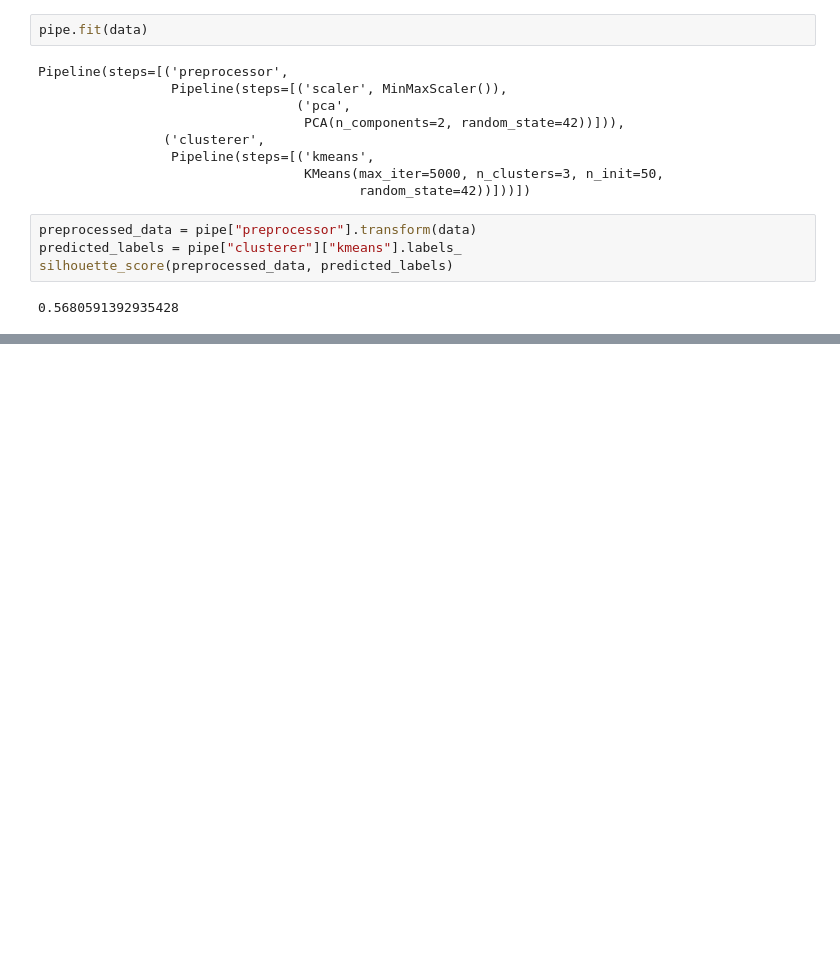
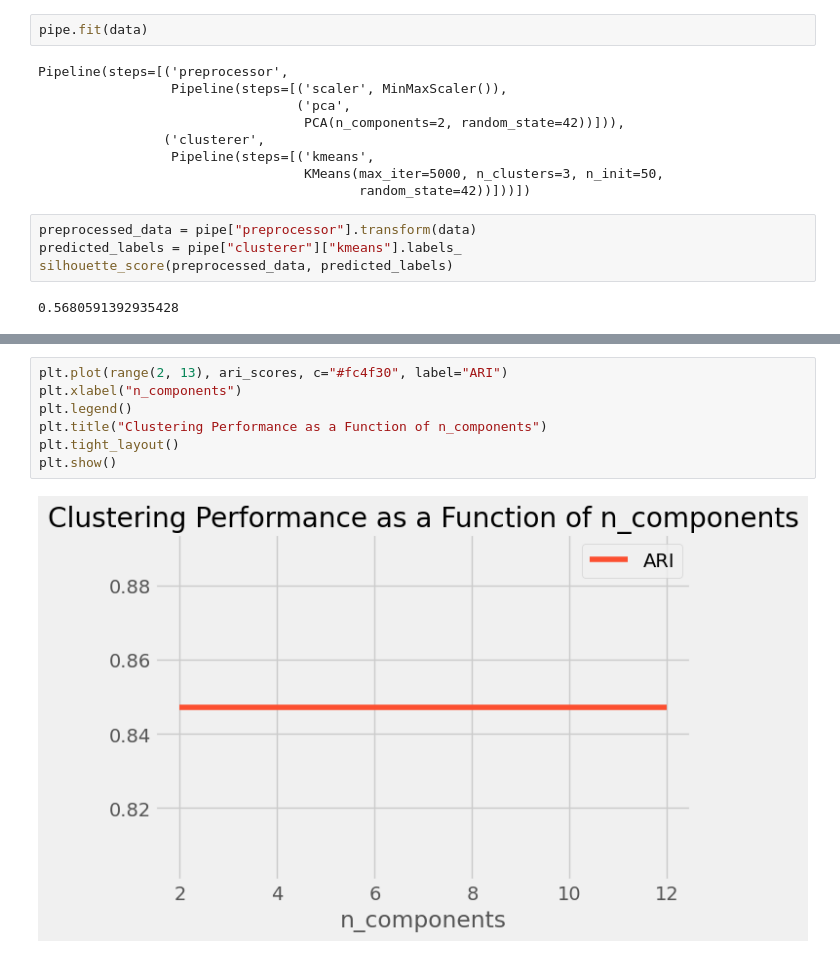
Before and after one commit to RDLL/curso_mineria_de_datos, a Jupyter notebook: Tarea_7.ipynb, the cells around one changed output, grey strips where cells are left out. Cells and saved outputs as stored; diff of their text form; blank space fills up the shorter version.

```diff
--- a/Tarea_7.ipynb
+++ b/Tarea_7.ipynb
@@ -168,0 +237,9 @@ ValueError: ignored
+# %%
+plt.plot(range(2, 13), ari_scores, c="#fc4f30", label="ARI")
+plt.xlabel("n_components")
+plt.legend()
+plt.title("Clustering Performance as a Function of n_components")
+plt.tight_layout()
+plt.show()
+# %% [output]
+[figure, added]
```
Also changed, not shown: parts of 19 cells of this notebook.
